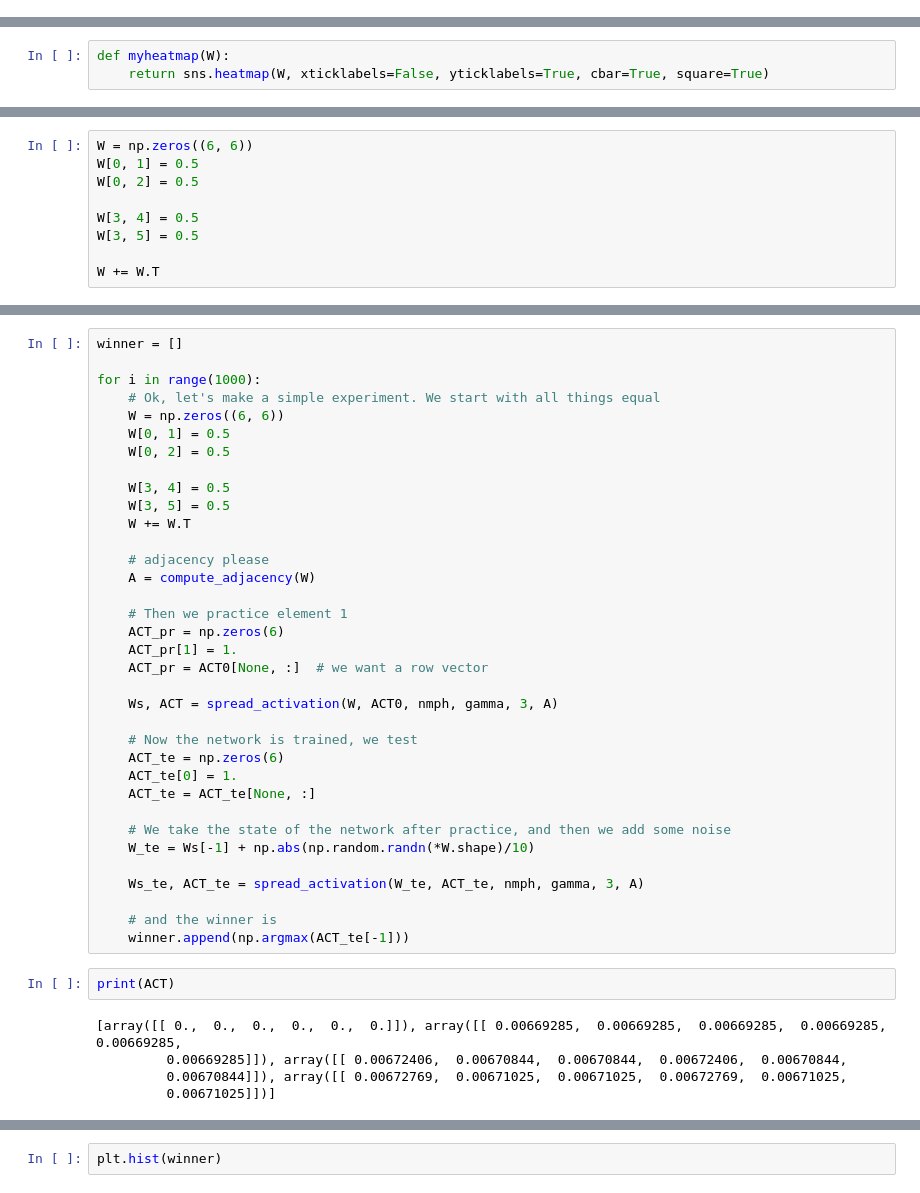
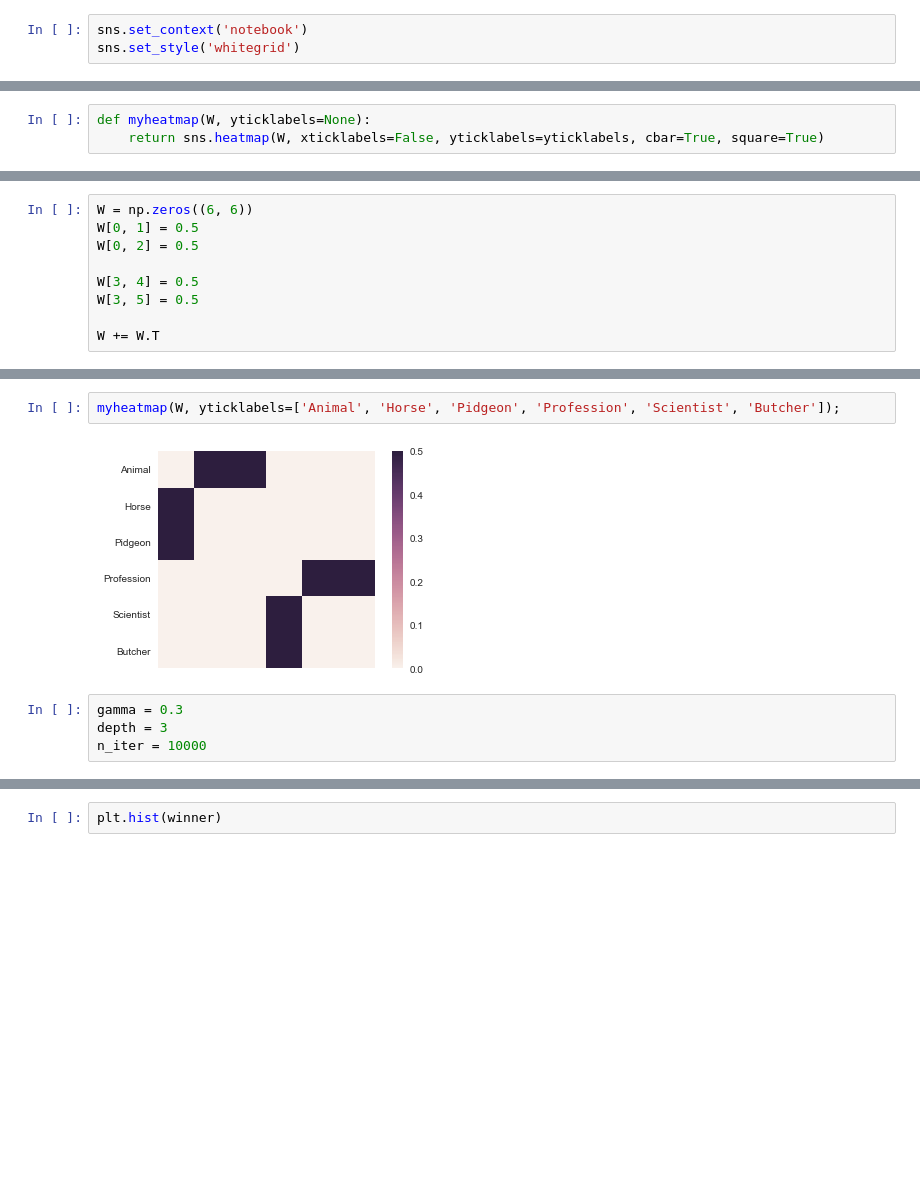
Before and after one commit to mvdoc/graphsemnet, a Jupyter notebook: notebooks/equations_algorithm.ipynb, the cells around one changed output, grey strips where cells are left out. Drawn from its saved outputs; the diff is of its cells as text; blank space fills up the shorter version.

```diff
--- a/notebooks/equations_algorithm.ipynb
+++ b/notebooks/equations_algorithm.ipynb
@@ -38,6 +38,9 @@ sys.path.insert(1, '../')
 from graphsemnet.gsn import compute_nmph, simulate_distance_matrix, normalize_distance_matrix
 from scipy.special import expit
 import numpy as np
+# %%
+sns.set_context('notebook')
+sns.set_style('whitegrid')
 # %%
 import seaborn as sns
 %matplotlib inline
@@ -146,5 +150,5 @@ def spread_activation(W0, ACT0, nmph, gamma, d, A):
         ACT.append(ACT_)
     return Ws, ACT
 # %%
-def myheatmap(W):
-    return sns.heatmap(W, xticklabels=False, yticklabels=True, cbar=True, square=True)
+def myheatmap(W, yticklabels=None):
+    return sns.heatmap(W, xticklabels=False, yticklabels=yticklabels, cbar=True, square=True)
@@ -249,42 +246,8 @@ myheatmap(W)
-# %%
-winner = []
-
-for i in range(1000):
-    # Ok, let's make a simple experiment. We start with all things equal
-    W = np.zeros((6, 6))
-    W[0, 1] = 0.5
-    W[0, 2] = 0.5
-
-    W[3, 4] = 0.5
-    W[3, 5] = 0.5
-    W += W.T
-
-    # adjacency please
-    A = compute_adjacency(W)
-
-    # Then we practice element 1
-    ACT_pr = np.zeros(6)
-    ACT_pr[1] = 1.
-    ACT_pr = ACT0[None, :]  # we want a row vector
-
-    Ws, ACT = spread_activation(W, ACT0, nmph, gamma, 3, A)
-
-    # Now the network is trained, we test
-    ACT_te = np.zeros(6)
-    ACT_te[0] = 1.
-    ACT_te = ACT_te[None, :]
-
-    # We take the state of the network after practice, and then we add some noise
-    W_te = Ws[-1] + np.abs(np.random.randn(*W.shape)/10)
-
-    Ws_te, ACT_te = spread_activation(W_te, ACT_te, nmph, gamma, 3, A)
-
-    # and the winner is
-    winner.append(np.argmax(ACT_te[-1]))
-# %%
-print(ACT)
-# %% [output]
-[array([[ 0.,  0.,  0.,  0.,  0.,  0.]]), array([[ 0.00669285,  0.00669285,  0.00669285,  0.00669285,  0.00669285,
-         0.00669285]]), array([[ 0.00672406,  0.00670844,  0.00670844,  0.00672406,  0.00670844,
-         0.00670844]]), array([[ 0.00672769,  0.00671025,  0.00671025,  0.00672769,  0.00671025,
-         0.00671025]])]
+# %%
+myheatmap(W, yticklabels=['Animal', 'Horse', 'Pidgeon', 'Profession', 'Scientist', 'Butcher']);
+# %% [output]
+[figure, added]
+# %%
+gamma = 0.3
+depth = 3
+n_iter = 10000
```
Also changed, not shown: parts of 8 cells of this notebook.
